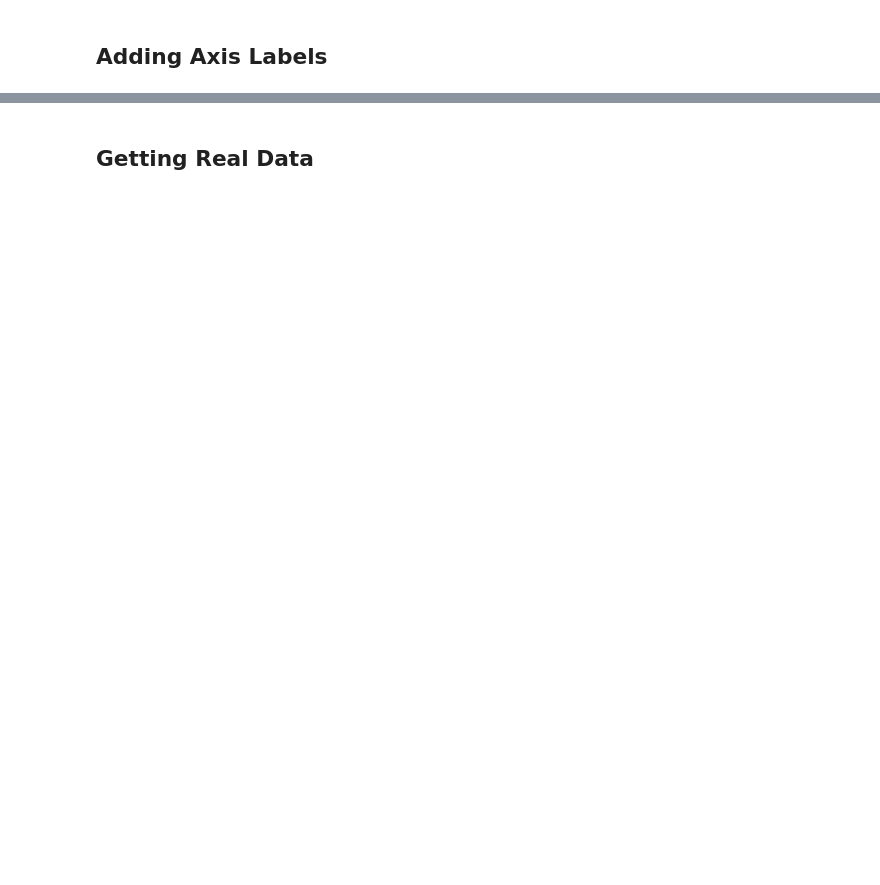
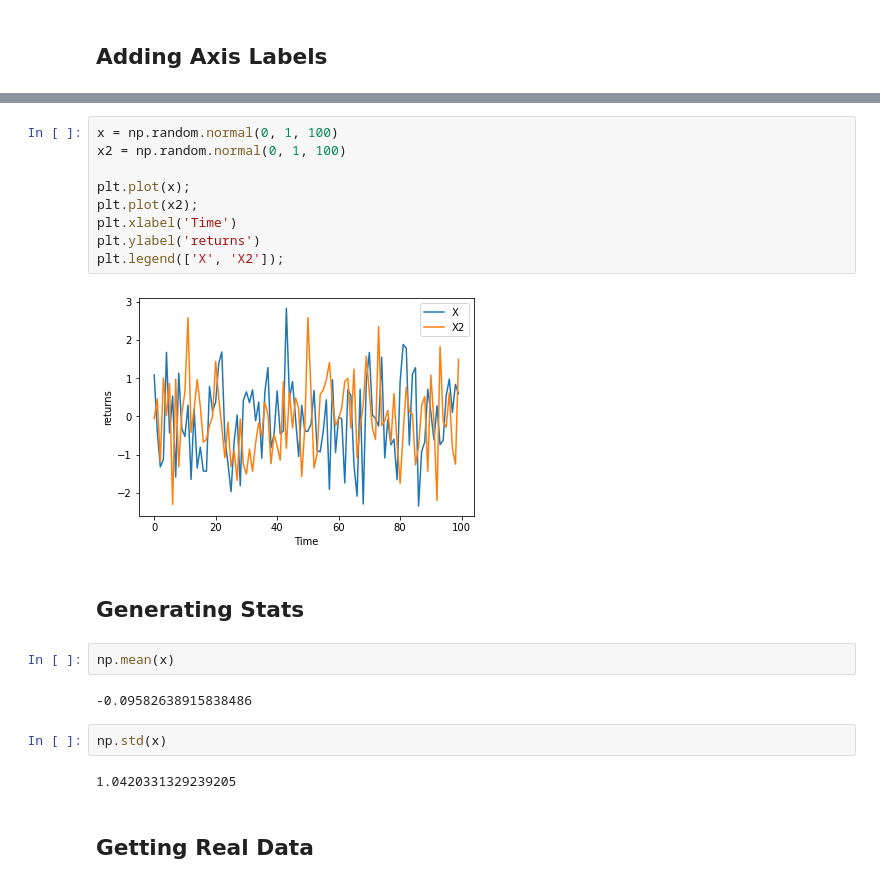
Before and after one commit to hank-butler/hf, a Jupyter notebook: quantopian/ch01-intro_to_research.ipynb, the cells around one changed output, grey strips where cells are left out. Cells and saved outputs as stored; diff of their text form; blank space fills up the shorter version.

```diff
--- a/quantopian/ch01-intro_to_research.ipynb
+++ b/quantopian/ch01-intro_to_research.ipynb
@@ -113,2 +110,23 @@ ImportError: attempted relative import with no known parent package
+# %%
+x = np.random.normal(0, 1, 100)
+x2 = np.random.normal(0, 1, 100)
+
+plt.plot(x);
+plt.plot(x2);
+plt.xlabel('Time')
+plt.ylabel('returns')
+plt.legend(['X', 'X2']);
+# %% [output]
+[figure, added]
+# %% [markdown]
+## Generating Stats
+# %%
+np.mean(x)
+# %% [output]
+-0.09582638915838486
+# %%
+np.std(x)
+# %% [output]
+1.0420331329239205
 # %% [markdown]
 ## Getting Real Data
```
Also changed, not shown: parts of 10 cells of this notebook.
